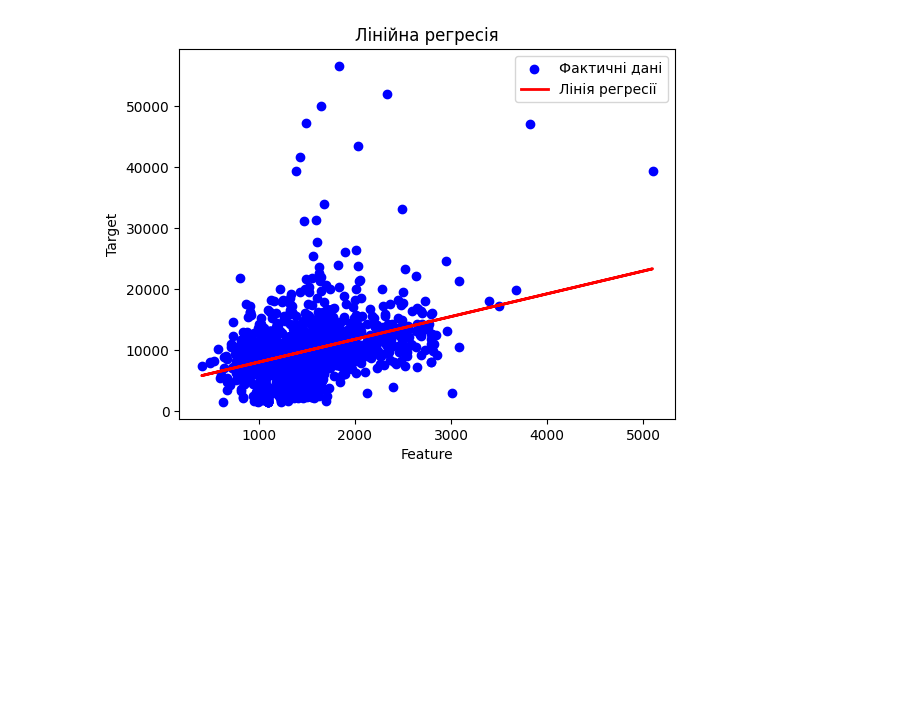
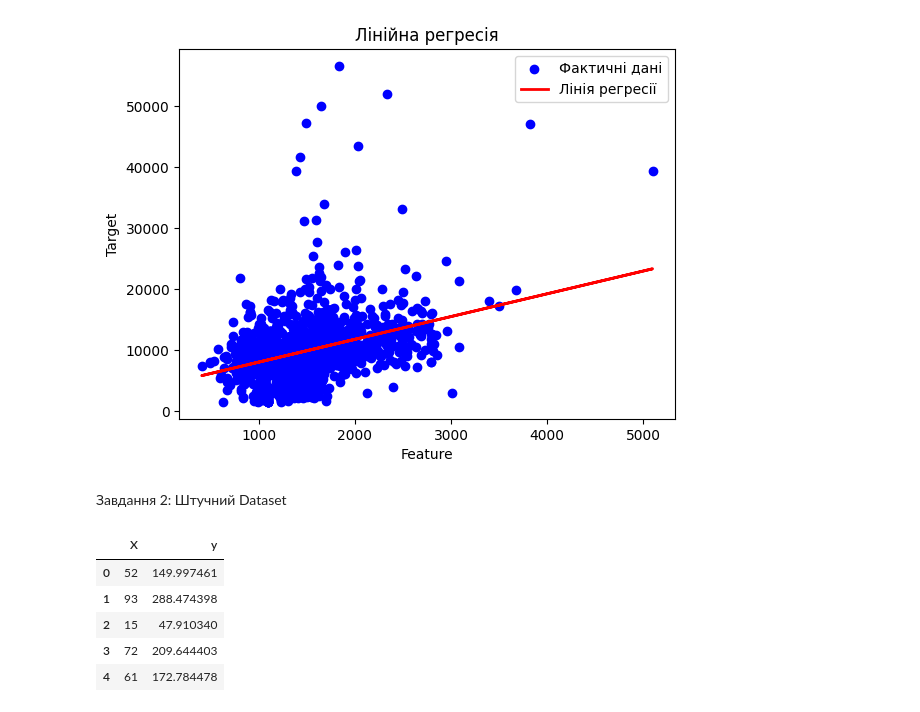
Before and after one commit to gulchak-d/hulchak-DATA_SCIENCE, a Jupyter notebook: lab.3/plots/Lab3_Regression_Analysis.ipynb, the cells around one changed output. Drawn from its saved outputs; the diff is of its cells as text; code cells hidden in the pictures; blank space fills up the shorter version.

```diff
--- a/lab.3/plots/Lab3_Regression_Analysis.ipynb
+++ b/lab.3/plots/Lab3_Regression_Analysis.ipynb
@@ -47,3 +59,19 @@ MSE: 21247174.6032043, MAE: 2905.428273449186, R²: 0.13419327107639878
 plot_regression(X, y, y_pred)
 # %% [output]
 [figure]
+# %% [markdown]
+Завдання 2: Штучний Dataset
+# %%
+np.random.seed(42)
+X_synthetic = np.random.randint(1, 100, 50)
+y_synthetic = 3 * X_synthetic + np.random.normal(0, 10, 50)
+
+df_synthetic = pd.DataFrame({'X': X_synthetic, 'y': y_synthetic})
+df_synthetic.head()
+# %% [output]
+|  | X | y |
+| 0 | 52 | 149.997461 |
+| 1 | 93 | 288.474398 |
+| 2 | 15 | 47.910340 |
+| 3 | 72 | 209.644403 |
+| 4 | 61 | 172.784478 |
```
Also changed, not shown: parts of 4 cells of this notebook.
